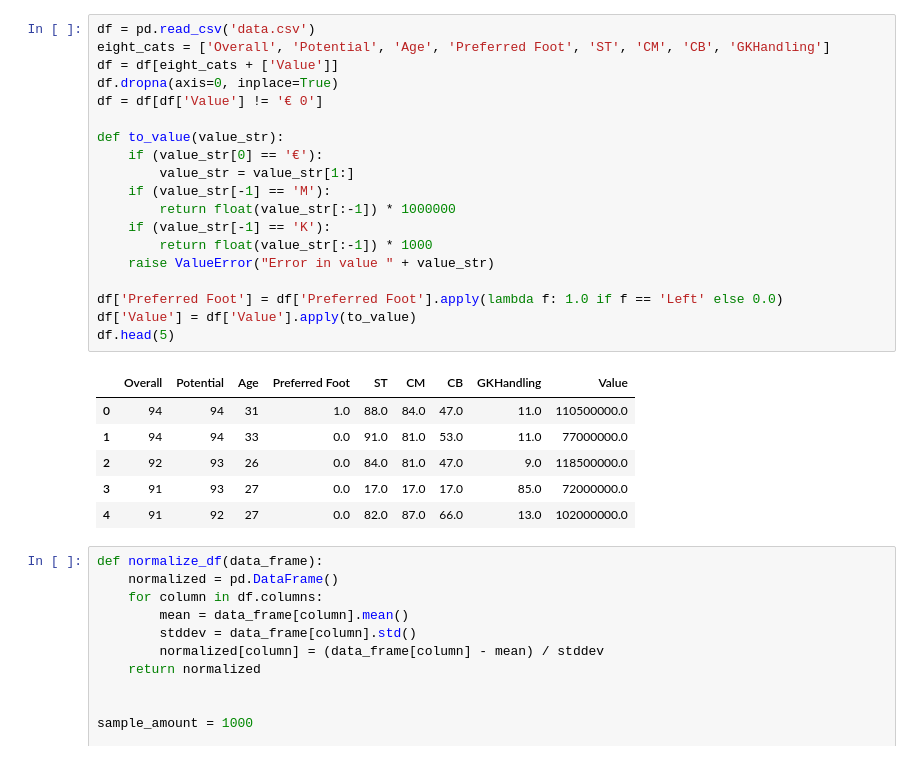
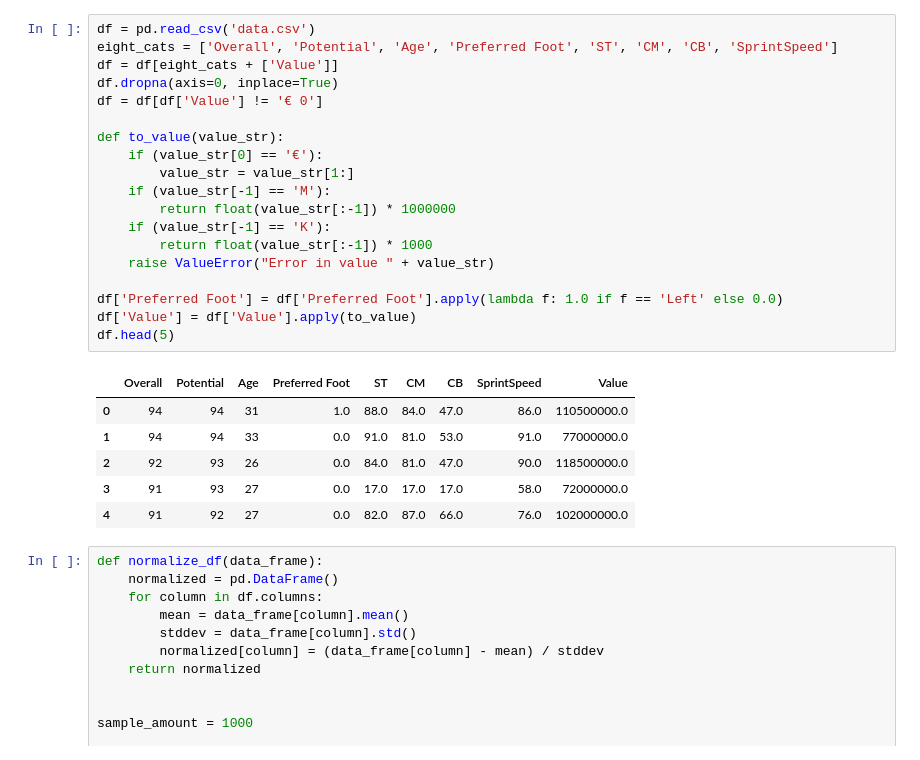
Before and after one commit to YuvalAlf/Deconstracting_Neural_Networks, a Jupyter notebook: Soccer/Soccer Dataset EDA.ipynb, the cells around one changed output. Saved outputs shown, nothing was run; the diff lists cells and outputs as text.

```diff
--- a/Soccer/Soccer Dataset EDA.ipynb
+++ b/Soccer/Soccer Dataset EDA.ipynb
@@ -29,29 +22,29 @@ Using TensorFlow backend.
 # %%
 df = pd.read_csv('data.csv')
-eight_cats = ['Overall', 'Potential', 'Age', 'Preferred Foot', 'ST', 'CM', 'CB', 'GKHandling']
+eight_cats = ['Overall', 'Potential', 'Age', 'Preferred Foot', 'ST', 'CM', 'CB', 'SprintSpeed']
 df = df[eight_cats + ['Value']]
 df.dropna(axis=0, inplace=True)
 df = df[df['Value'] != '€ 0']
 
 def to_value(value_str):
     if (value_str[0] == '€'):
         value_str = value_str[1:]
     if (value_str[-1] == 'M'):
         return float(value_str[:-1]) * 1000000
     if (value_str[-1] == 'K'):
         return float(value_str[:-1]) * 1000
     raise ValueError("Error in value " + value_str)
 
 df['Preferred Foot'] = df['Preferred Foot'].apply(lambda f: 1.0 if f == 'Left' else 0.0)
 df['Value'] = df['Value'].apply(to_value)
 df.head(5)
 # %% [output]
-|  | Overall | Potential | Age | Preferred Foot | ST | CM | CB | GKHandling | Value |
-| 0 | 94 | 94 | 31 | 1.0 | 88.0 | 84.0 | 47.0 | 11.0 | 110500000.0 |
-| 1 | 94 | 94 | 33 | 0.0 | 91.0 | 81.0 | 53.0 | 11.0 | 77000000.0 |
-| 2 | 92 | 93 | 26 | 0.0 | 84.0 | 81.0 | 47.0 | 9.0 | 118500000.0 |
-| 3 | 91 | 93 | 27 | 0.0 | 17.0 | 17.0 | 17.0 | 85.0 | 72000000.0 |
-| 4 | 91 | 92 | 27 | 0.0 | 82.0 | 87.0 | 66.0 | 13.0 | 102000000.0 |
+|  | Overall | Potential | Age | Preferred Foot | ST | CM | CB | SprintSpeed | Value |
+| 0 | 94 | 94 | 31 | 1.0 | 88.0 | 84.0 | 47.0 | 86.0 | 110500000.0 |
+| 1 | 94 | 94 | 33 | 0.0 | 91.0 | 81.0 | 53.0 | 91.0 | 77000000.0 |
+| 2 | 92 | 93 | 26 | 0.0 | 84.0 | 81.0 | 47.0 | 90.0 | 118500000.0 |
+| 3 | 91 | 93 | 27 | 0.0 | 17.0 | 17.0 | 17.0 | 58.0 | 72000000.0 |
+| 4 | 91 | 92 | 27 | 0.0 | 82.0 | 87.0 | 66.0 | 76.0 | 102000000.0 |
 # %%
 def normalize_df(data_frame):
     normalized = pd.DataFrame()
```
Also changed, not shown: parts of 3 cells of this notebook, 14 other files.
